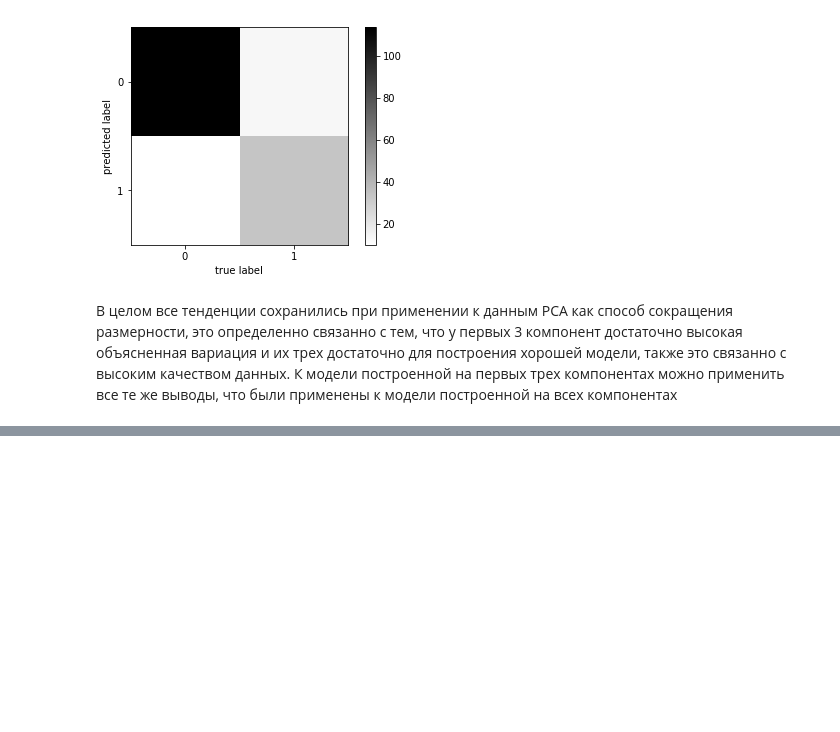
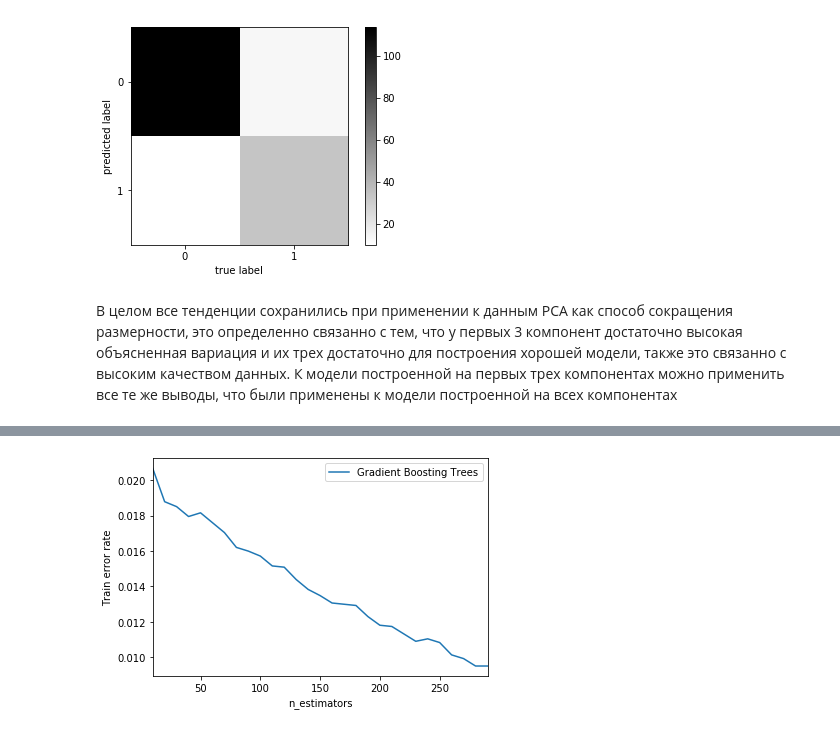
Before and after one commit to hessusH/ml_ad, a Jupyter notebook: Laba#1.ipynb, the cells around one changed output, grey strips where cells are left out. Saved outputs shown, nothing was run; the diff lists cells and outputs as text; code cells hidden in the pictures; blank space fills up the shorter version.

```diff
--- a/Laba#1.ipynb
+++ b/Laba#1.ipynb
@@ -1009,0 +1079,18 @@ pass
+# %%
+oob_error, test_error, train_error = [], [], []
+
+for n in estimators:
+    gbdt = GradientBoostingClassifier(n_estimators=n, subsample=0.5, random_state=42)
+    gbdt.fit(X_train, y_train)
+    train_error.append(np.mean(y_train != gbdt.predict(X_train)))
+    test_error.append(np.mean(y_test  != gbdt.predict(X_test)))
+    oob_error.append(gbdt.oob_improvement_)
+# %%
+plt.plot(estimators, train_error, label='Gradient Boosting Trees')
+plt.xlim(min(estimators), max(estimators))
+plt.xlabel("n_estimators")
+plt.ylabel("Train error rate")
+plt.legend(loc="upper right")
+plt.show()
+# %% [output]
+[figure, added]
```
Also changed, not shown: parts of 18 cells of this notebook.
